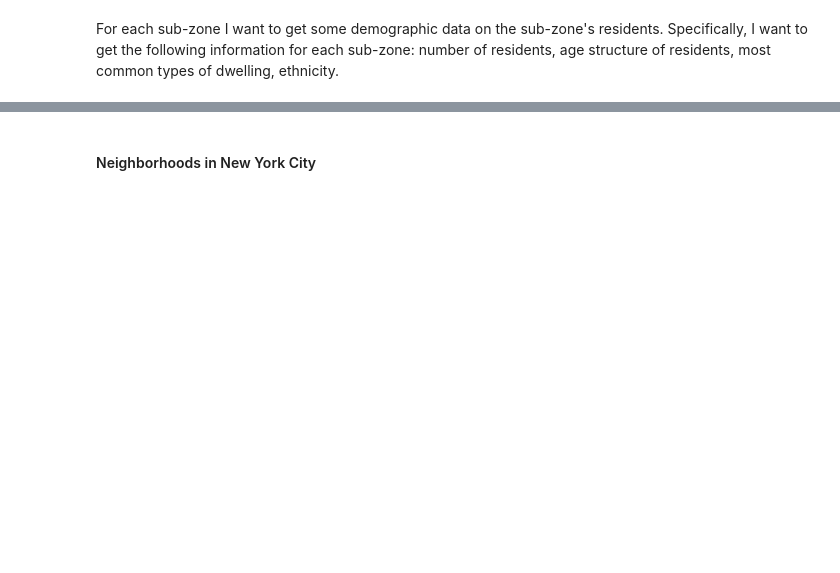
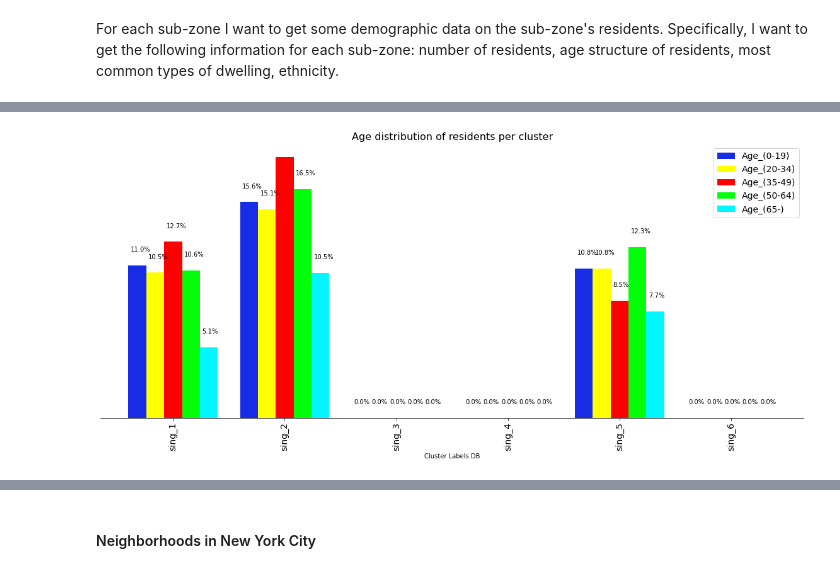
Before and after one commit to MichaelKurz1988/CityAnalysis, a Jupyter notebook: Singapore_nyc_cluster.ipynb, the cells around one changed output, grey strips where cells are left out. Saved outputs shown, nothing was run; the diff lists cells and outputs as text; code cells hidden in the pictures; blank space fills up the shorter version.

```diff
--- a/Singapore_nyc_cluster.ipynb
+++ b/Singapore_nyc_cluster.ipynb
@@ -287,0 +613,10 @@ postcode_venues_sorted.head()
+# %%
+# add clustering labels
+subzone_venues_sorted_labledDB = subzone_venues_sorted
+subzone_venues_sorted_labledDB.insert(0, 'Cluster Labels DB',db.labels_)
+
+singapore_mergedDB = singapore_popDf
+
+# merge toronto_grouped with toronto_data to add latitude/longitude for each neighborhood
+singapore_mergedDB = singapore_mergedDB.join(subzone_venues_sorted_labledDB.set_index('SubZone_Name'), on='SubZone_Name')
+singapore_mergedDB.dropna(axis=0, inplace=True)
@@ -287,0 +635,9 @@ postcode_venues_sorted.head()
+# %%
+singapore_clusters = singapore_mergedDB.groupby('Cluster Labels DB').mean().reset_index()
+singapore_clusters.loc[singapore_clusters['Cluster Labels DB']==-1,'Cluster Labels DB'] = 'sing_1'
+singapore_clusters.loc[singapore_clusters['Cluster Labels DB']==0,'Cluster Labels DB'] = 'sing_2'
+singapore_clusters.loc[singapore_clusters['Cluster Labels DB']==1,'Cluster Labels DB'] = 'sing_3'
+singapore_clusters.loc[singapore_clusters['Cluster Labels DB']==2,'Cluster Labels DB'] = 'sing_4'
+singapore_clusters.loc[singapore_clusters['Cluster Labels DB']==3,'Cluster Labels DB'] = 'sing_5'
+singapore_clusters.loc[singapore_clusters['Cluster Labels DB']==4,'Cluster Labels DB'] = 'sing_6'
+singapore_clusters
@@ -287,0 +670,25 @@ postcode_venues_sorted.head()
+# %%
+def createPlots(df,cols,idxname,title):
+    plotdf = df.iloc[:,cols]
+    plotdf.set_index(idxname, inplace=True, drop=True)
+    myPlot = plotdf.plot(kind='bar',  # create bar chart with size and color configuration
+                       figsize = (20,8),
+                       width = 0.8,
+                       color = ('#172CE6', '#FFFF00', '#FF0000', '#00FF09', '#00F7FF', '#00F77F'),
+                       fontsize = 14)
+    myPlot.set_title(title, fontsize = 16) # set title for plot
+    myPlot.legend(fontsize = 14, frameon = True, loc = 'upper right') # set legend, force location and border
+    myPlot.spines['top'].set_visible(False)  # get rid of borders around the plot
+    myPlot.spines['right'].set_visible(False)
+    myPlot.spines['left'].set_visible(False)
+    myPlot.yaxis.set_visible(False)  # get rid of y-axis
+    # dislay percentages in proper formating on top of each bar
+    for p in myPlot.patches:
+        myPlot.annotate("{:.1%}".format(p.get_height()),
+                    xy=(p.get_x()+0.02, p.get_height()+0.01))
+
+    plt.show()
+# %%
+createPlots(singapore_clusters,[0,2,3,4,5,6],'Cluster Labels DB','Age distribution of residents per cluster')
+# %% [output]
+[figure, added]
```
Also changed, not shown: parts of 61 cells of this notebook.
